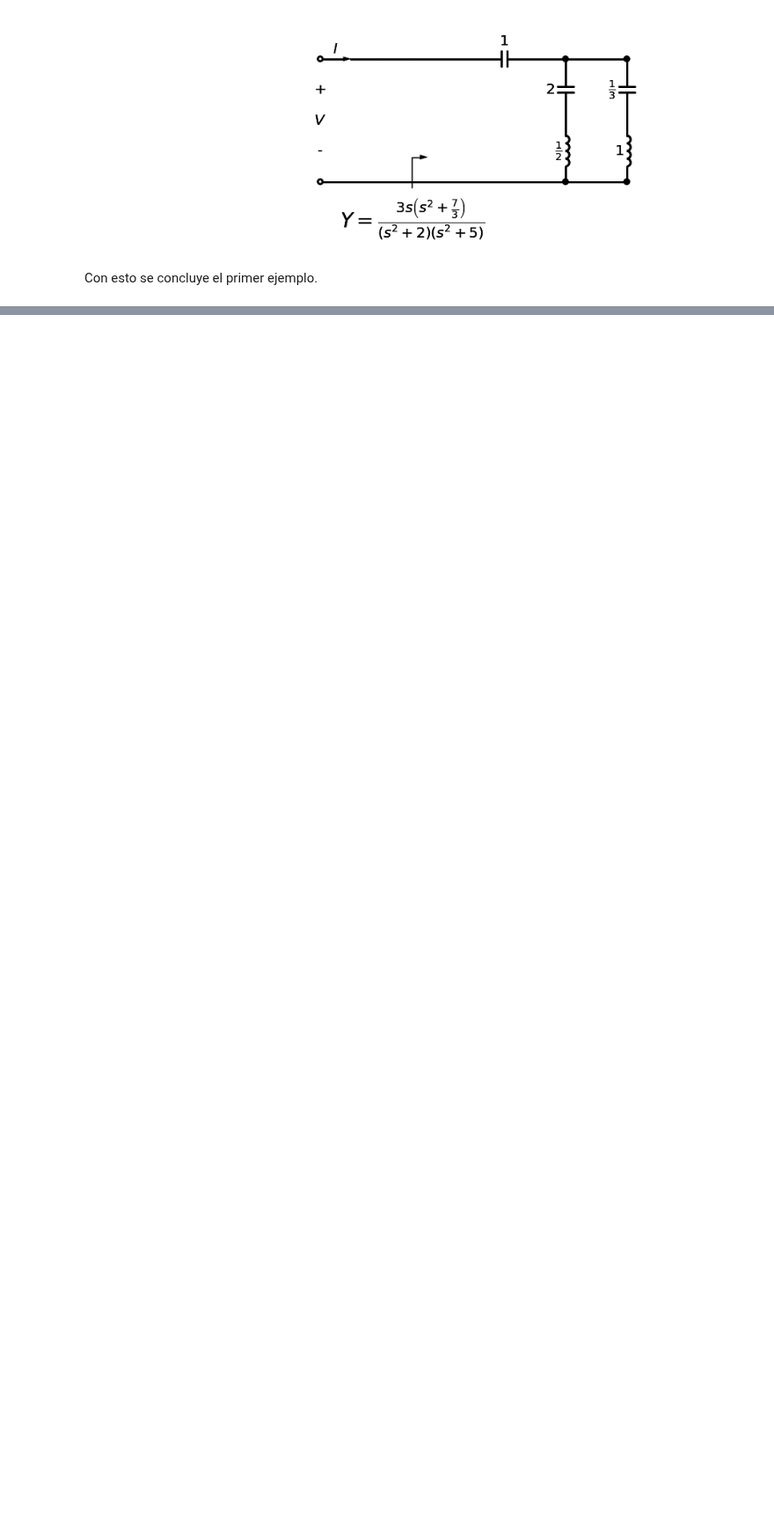
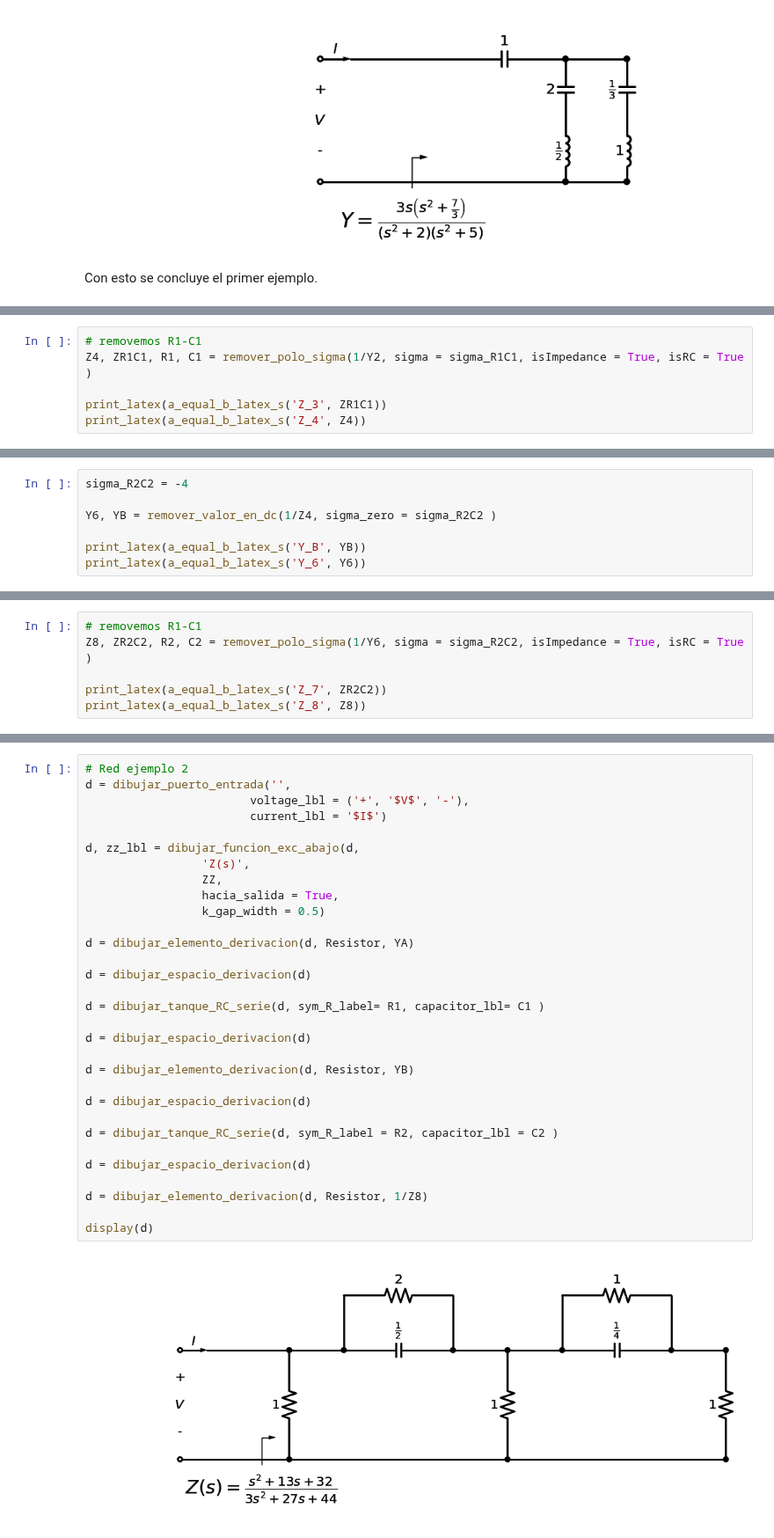
Before and after one commit to marianux/pytc2, a Jupyter notebook: docs/remociones_parciales.ipynb, the cells around one changed output, grey strips where cells are left out. Shown at 88% size. Cells and saved outputs as stored; diff of their text form; blank space fills up the shorter version.

```diff
--- a/docs/remociones_parciales.ipynb
+++ b/docs/remociones_parciales.ipynb
@@ -201,0 +286,6 @@ Se desea calcular los valores de la red si $L_2$ y $C_2$ resuenan a 1 r/s.
+# %%
+# removemos R1-C1
+Z4, ZR1C1, R1, C1 = remover_polo_sigma(1/Y2, sigma = sigma_R1C1, isImpedance = True, isRC = True )
+
+print_latex(a_equal_b_latex_s('Z_3', ZR1C1))
+print_latex(a_equal_b_latex_s('Z_4', Z4))
@@ -201,0 +299,7 @@ Se desea calcular los valores de la red si $L_2$ y $C_2$ resuenan a 1 r/s.
+# %%
+sigma_R2C2 = -4
+
+Y6, YB = remover_valor_en_dc(1/Z4, sigma_zero = sigma_R2C2 )
+
+print_latex(a_equal_b_latex_s('Y_B', YB))
+print_latex(a_equal_b_latex_s('Y_6', Y6))
@@ -201,0 +314,6 @@ Se desea calcular los valores de la red si $L_2$ y $C_2$ resuenan a 1 r/s.
+# %%
+# removemos R1-C1
+Z8, ZR2C2, R2, C2 = remover_polo_sigma(1/Y6, sigma = sigma_R2C2, isImpedance = True, isRC = True )
+
+print_latex(a_equal_b_latex_s('Z_7', ZR2C2))
+print_latex(a_equal_b_latex_s('Z_8', Z8))
@@ -201,0 +329,33 @@ Se desea calcular los valores de la red si $L_2$ y $C_2$ resuenan a 1 r/s.
+# %%
+# Red ejemplo 2
+d = dibujar_puerto_entrada('',
+                        voltage_lbl = ('+', '$V$', '-'),
+                        current_lbl = '$I$')
+
+d, zz_lbl = dibujar_funcion_exc_abajo(d,
+                 'Z(s)',
+                 ZZ,
+                 hacia_salida = True,
+                 k_gap_width = 0.5)
+
+d = dibujar_elemento_derivacion(d, Resistor, YA)
+
+d = dibujar_espacio_derivacion(d)
+
+d = dibujar_tanque_RC_serie(d, sym_R_label= R1, capacitor_lbl= C1 )
+
+d = dibujar_espacio_derivacion(d)
+
+d = dibujar_elemento_derivacion(d, Resistor, YB)
+
+d = dibujar_espacio_derivacion(d)
+
+d = dibujar_tanque_RC_serie(d, sym_R_label = R2, capacitor_lbl = C2 )
+
+d = dibujar_espacio_derivacion(d)
+
+d = dibujar_elemento_derivacion(d, Resistor, 1/Z8)
+
+display(d)
+# %% [output]
+[figure, added]
```
Also changed, not shown: parts of 26 cells of this notebook, 13 other files.
